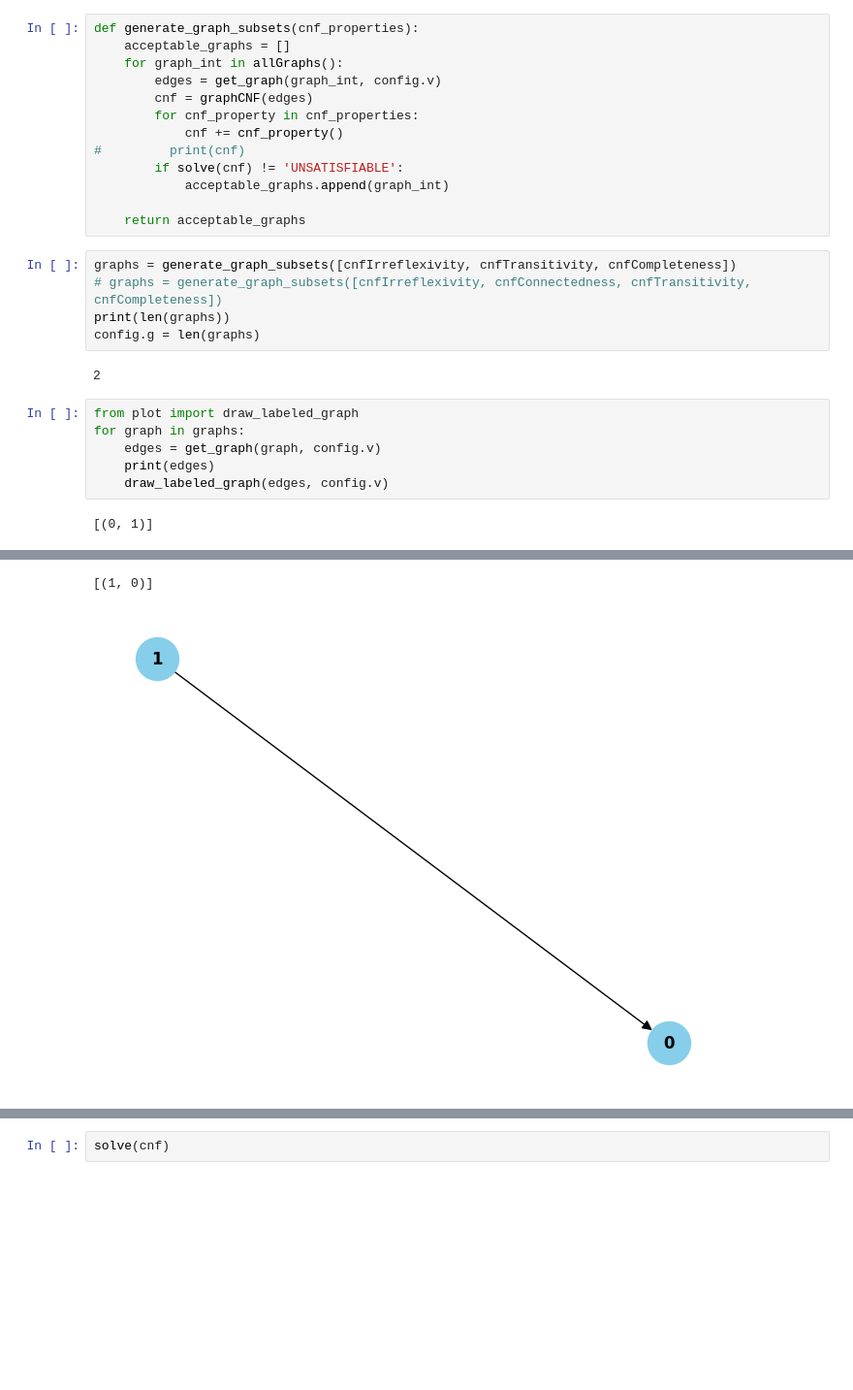
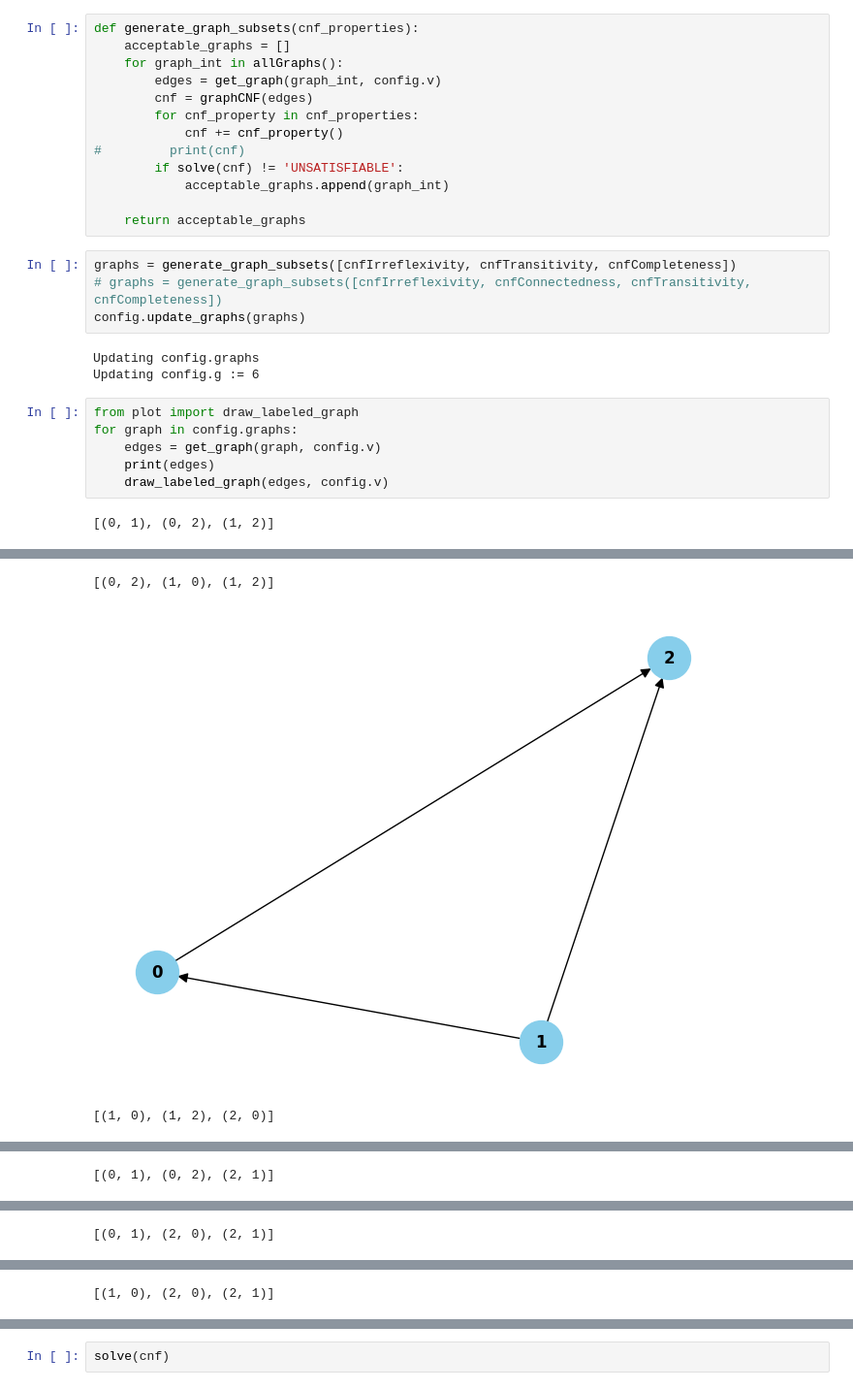
Before and after one commit to satchitchatterji/TowardsGraphAggregationSAT, a Jupyter notebook: sct.ipynb, the cells around one changed output, grey strips where cells are left out. Shown: that part at 97% size. Cells and saved outputs as stored; diff of their text form; blank space fills up the shorter version.

Commit message:
Added graphs in config class

```diff
--- a/sct.ipynb
+++ b/sct.ipynb
@@ -112,15 +112,15 @@ def generate_graph_subsets(cnf_properties):
 # %%
 graphs = generate_graph_subsets([cnfIrreflexivity, cnfTransitivity, cnfCompleteness])
 # graphs = generate_graph_subsets([cnfIrreflexivity, cnfConnectedness, cnfTransitivity, cnfCompleteness])
-print(len(graphs))
-config.g = len(graphs)
+config.update_graphs(graphs)
 # %% [output]
-2
+Updating config.graphs
+Updating config.g := 6
 # %%
 from plot import draw_labeled_graph
-for graph in graphs:
+for graph in config.graphs:
     edges = get_graph(graph, config.v)
     print(edges)
     draw_labeled_graph(edges, config.v)
 # %% [output]
-[(0, 1)]
+[(0, 1), (0, 2), (1, 2)]
@@ -128,2 +128,3 @@ for graph in graphs:
-[(1, 0)]
+[(0, 2), (1, 0), (1, 2)]
-[figure, old version]
+[figure, new version]
+[(1, 0), (1, 2), (2, 0)]
@@ -129,0 +132 @@ for graph in graphs:
+[(0, 1), (0, 2), (2, 1)]
@@ -129,0 +134 @@ for graph in graphs:
+[(0, 1), (2, 0), (2, 1)]
@@ -129,0 +136 @@ for graph in graphs:
+[(1, 0), (2, 0), (2, 1)]
```
Also changed, not shown: parts of 5 cells of this notebook, 4 other files.
